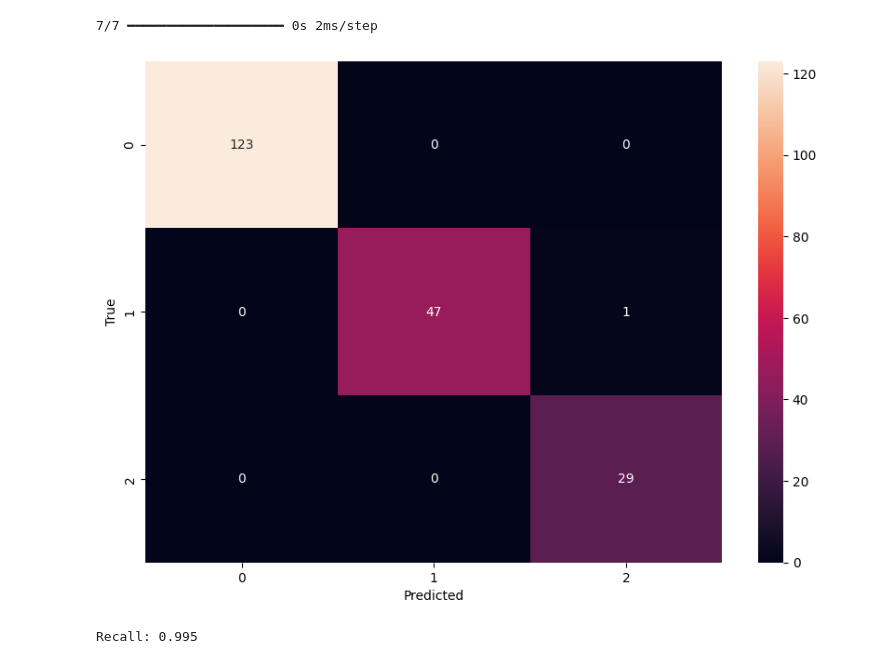
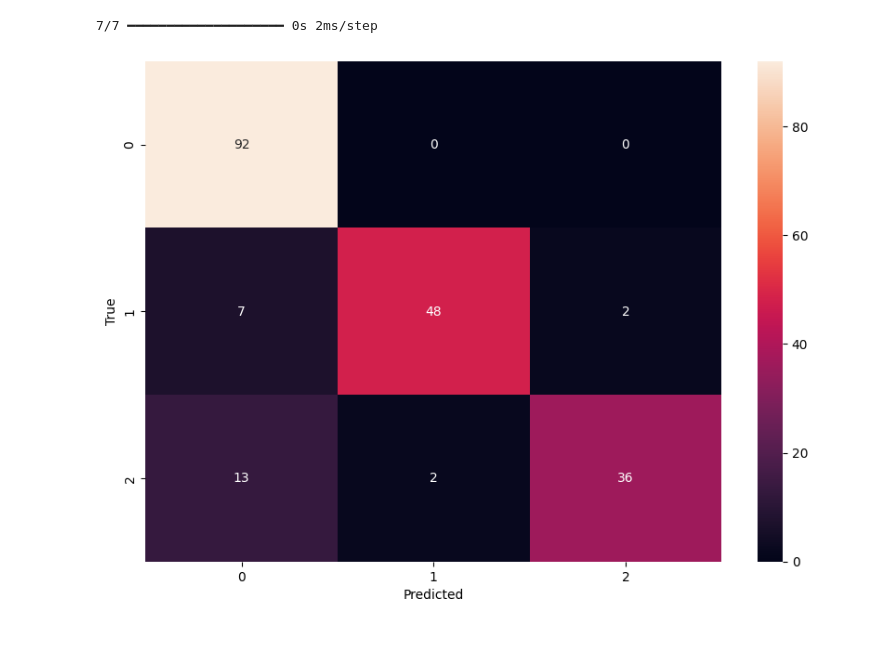
Before and after one commit to Ryan7AIT/prediction, a Jupyter notebook: predictive.ipynb, the cells around one changed output. Saved outputs shown, nothing was run; the diff lists cells and outputs as text; code cells hidden in the pictures.

Commit message:
add new feautres to the model

```diff
--- a/predictive.ipynb
+++ b/predictive.ipynb
@@ -274,15 +246,25 @@ import tensorflow as tf
 from tensorflow.keras.models import Sequential
 from tensorflow.keras.layers import LSTM, Dense
 
+# # Define the LSTM model
+# model = Sequential()
+# model.add(LSTM(50, input_shape=(scaled_features.shape[1], scaled_features.shape[2])))
+# model.add(Dense(3,activation='softmax'))
+
+
 # Define the LSTM model
 model = Sequential()
-model.add(LSTM(50, input_shape=(scaled_features.shape[1], scaled_features.shape[2])))
-model.add(Dense(3,activation='softmax'))
+model.add(LSTM(50, return_sequences=True, input_shape=(scaled_features.shape[1], scaled_features.shape[2])))
+model.add(LSTM(5, return_sequences=True))
+model.add(LSTM(5,return_sequences=False))
+
+# Add the output layer
+model.add(Dense(3, activation='softmax'))
 # %%
 # from tensorflow.keras.optimizers import Adam
-
-model.compile(loss='categorical_crossentropy', optimizer='adam')# Fit the model
 # %%
+model.compile(loss='categorical_crossentropy', optimizer='adam',metrics=['accuracy'])# Fit the model
+
 from sklearn.model_selection import train_test_split
 import pickle
 
@@ -291,8 +273,17 @@ import pickle
 # Split the data into a training set and a test set
 features_train, features_test, label_train, label_test = train_test_split(scaled_features, label_array, test_size=0.2, random_state=42)
 
+
+# tensorboard = TensorBoard(log_dir='./logs', histogram_freq=1)
+
+import tensorflow as tf
+
+# Create a TensorBoard callback
+tensorboard_callback = TensorBoard(log_dir='/Users/mac/Desktop', histogram_freq=1, write_graph=True)
+
+
 # Train the model on the training set
-history = model.fit(features_train, label_train, epochs=50, batch_size=72, validation_split=0.2, shuffle=False)
+history = model.fit(features_train, label_train, epochs=100, batch_size=72, validation_split=0.2, shuffle=False,callbacks=[tensorboard_callback])
 
 
 
@@ -352,36 +355,29 @@ WARNING:tensorflow:5 out of the last 15 calls to <function TensorFlowTrainer.mak
 # %%
 from sklearn.metrics import confusion_matrix
 import seaborn as sns
 import matplotlib.pyplot as plt
 
 # Make predictions on the test set
 predictions = model.predict(features_test)
 
 # Convert predicted probabilities to class labels
 predicted_classes = np.argmax(predictions, axis=1)
 
 # Convert true labels to class labels
 true_classes = np.argmax(label_test, axis=1)
 
 # Calculate the confusion matrix
 cm = confusion_matrix(true_classes, predicted_classes)
 
 # Plot the confusion matrix
 plt.figure(figsize=(10, 7))
 sns.heatmap(cm, annot=True, fmt='d')
 plt.xlabel('Predicted')
 plt.ylabel('True')
 plt.show()
-
-from sklearn.metrics import recall_score
-
-# Assuming y_test are the true labels and y_pred are the predicted labels
-recall = recall_score(true_classes, predicted_classes, average='micro')  # for binary classification
-print(f"Recall: {recall}")
 # %% [output]
 7/7 ━━━━━━━━━━━━━━━━━━━━ 0s 2ms/step
-[figure, old version]
+[figure, new version]
-Recall: 0.995
 # %%
 import pandas as pd
 import numpy as np
```
Also changed, not shown: parts of 10 cells of this notebook, 14 other files.
